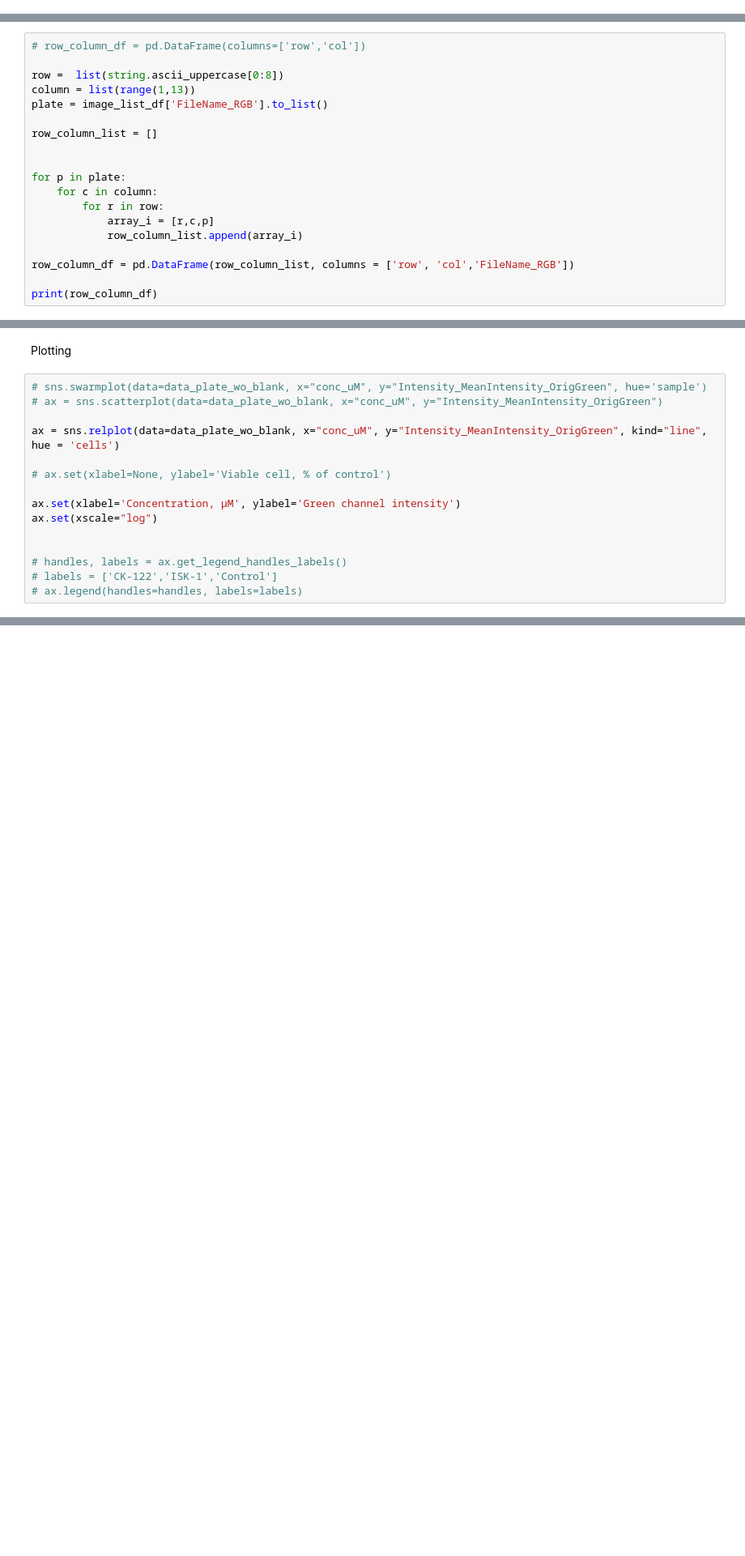
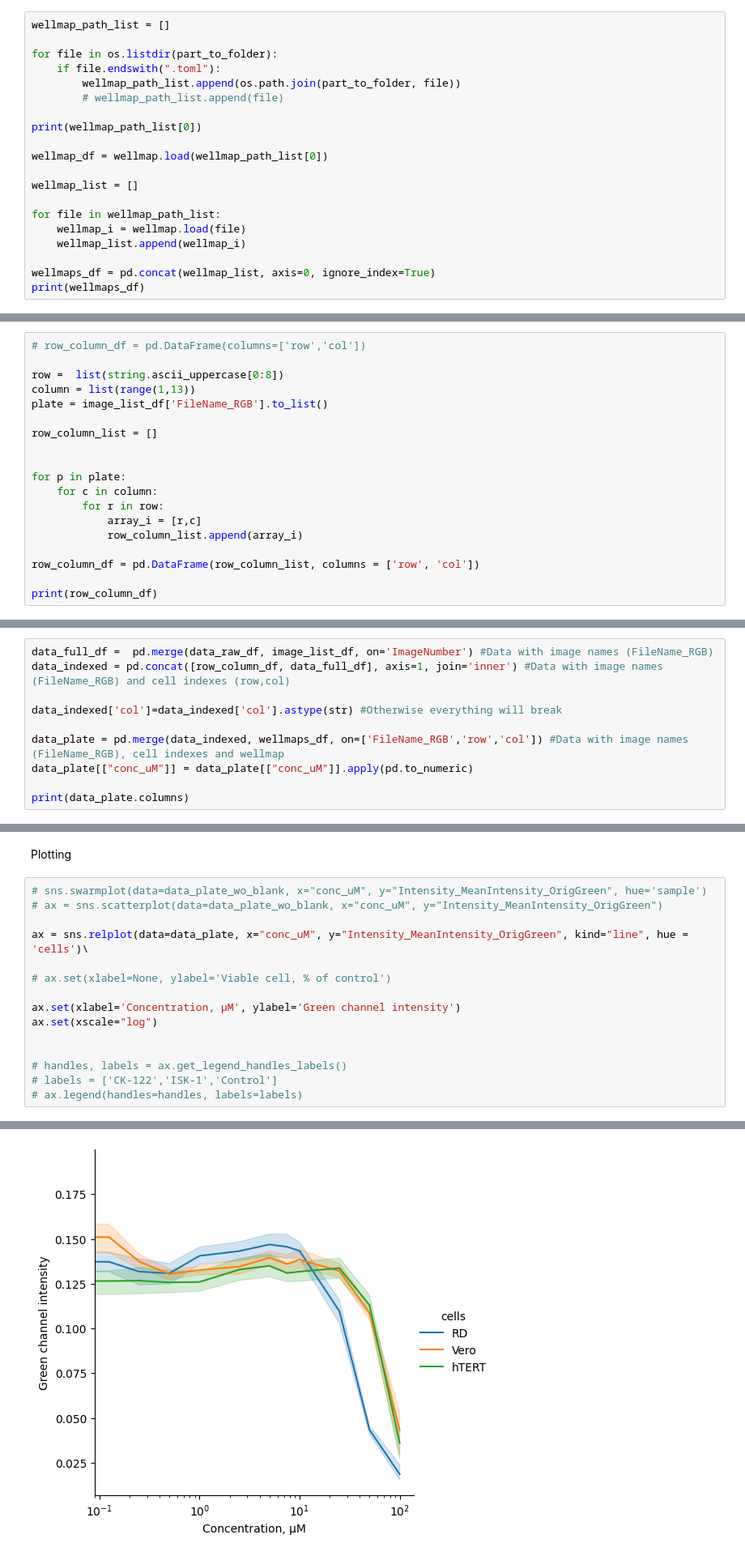
Before and after one commit to arteys/Resazurin_ChemiDoc, a Jupyter notebook: RZ_12_concentrations.ipynb, the cells around one changed output, grey strips where cells are left out. Shown: that part at 81% size. Drawn from its saved outputs; the diff is of its cells as text; blank space fills up the shorter version.

Commit message:
Now i got full DF with all the data include wellmap and imagenames

```diff
--- a/RZ_12_concentrations.ipynb
+++ b/RZ_12_concentrations.ipynb
@@ -33,3 +37,23 @@ print(image_list_df)
+# %%
+wellmap_path_list = []
+
+for file in os.listdir(part_to_folder):
+    if file.endswith(".toml"):
+        wellmap_path_list.append(os.path.join(part_to_folder, file))
+        # wellmap_path_list.append(file)
+
+print(wellmap_path_list[0])
+
+wellmap_df = wellmap.load(wellmap_path_list[0])
+
+wellmap_list = []
+
+for file in wellmap_path_list:
+    wellmap_i = wellmap.load(file)
+    wellmap_list.append(wellmap_i)
+
+wellmaps_df = pd.concat(wellmap_list, axis=0, ignore_index=True)
+print(wellmaps_df)
 # %% [markdown]
 Generating labels for wells
 # %%
@@ -45,10 +69,10 @@ row_column_list = []
 for p in plate:
     for c in column:
         for r in row:
-            array_i = [r,c,p]
+            array_i = [r,c]
             row_column_list.append(array_i)
 
-row_column_df = pd.DataFrame(row_column_list, columns = ['row', 'col','FileName_RGB'])
+row_column_df = pd.DataFrame(row_column_list, columns = ['row', 'col'])
 
 print(row_column_df)
 # %%
@@ -84,0 +86,10 @@ print(data_indexed)
+# %%
+data_full_df =  pd.merge(data_raw_df, image_list_df, on='ImageNumber') #Data with image names (FileName_RGB)
+data_indexed = pd.concat([row_column_df, data_full_df], axis=1, join='inner') #Data with image names (FileName_RGB) and cell indexes (row,col)
+
+data_indexed['col']=data_indexed['col'].astype(str) #Otherwise everything will break
+
+data_plate = pd.merge(data_indexed, wellmaps_df, on=['FileName_RGB','row','col']) #Data with image names (FileName_RGB), cell indexes and wellmap
+data_plate[["conc_uM"]] = data_plate[["conc_uM"]].apply(pd.to_numeric)
+
+print(data_plate.columns)
@@ -135,7 +157,7 @@ Plotting
 # sns.swarmplot(data=data_plate_wo_blank, x="conc_uM", y="Intensity_MeanIntensity_OrigGreen", hue='sample')
 # ax = sns.scatterplot(data=data_plate_wo_blank, x="conc_uM", y="Intensity_MeanIntensity_OrigGreen")
 
-ax = sns.relplot(data=data_plate_wo_blank, x="conc_uM", y="Intensity_MeanIntensity_OrigGreen", kind="line", hue = 'cells')
+ax = sns.relplot(data=data_plate, x="conc_uM", y="Intensity_MeanIntensity_OrigGreen", kind="line", hue = 'cells')\
 
 # ax.set(xlabel=None, ylabel='Viable cell, % of control')
 
@@ -146,3 +168,4 @@ ax.set(xscale="log")
 # handles, labels = ax.get_legend_handles_labels()
 # labels = ['CK-122','ISK-1','Control']
 # ax.legend(handles=handles, labels=labels)
+# %% [output]
@@ -149 +173,2 @@ ax.set(xscale="log")
+[figure, added]
 # %%
```
Also changed, not shown: parts of 7 cells of this notebook.
